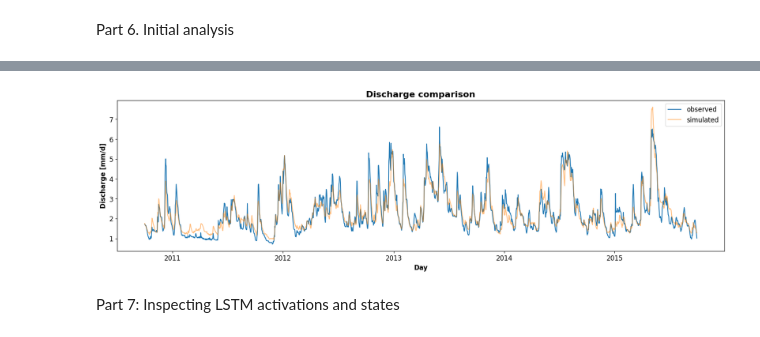
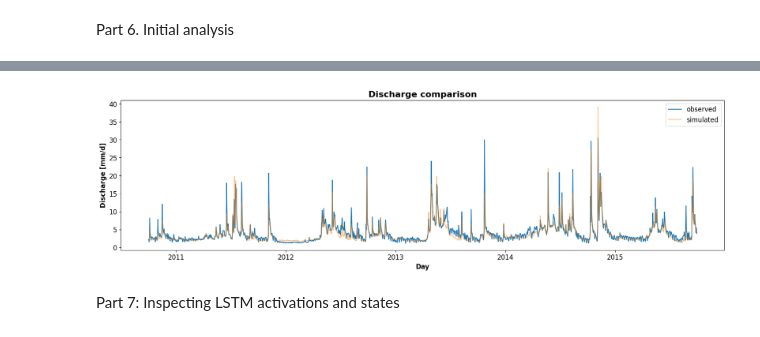
Before and after one commit to sanikabaste/Hy2DL, a Jupyter notebook: Hy2DL/experiments/LSTM_CAMELS_CH_inspection.ipynb, the cells around one changed output, grey strips where cells are left out. Cells and saved outputs as stored; diff of their text form; code cells hidden in the pictures.

```diff
--- a/Hy2DL/experiments/LSTM_CAMELS_CH_inspection.ipynb
+++ b/Hy2DL/experiments/LSTM_CAMELS_CH_inspection.ipynb
@@ -425,6 +430,6 @@ Testing using CustomLSTM complete for 2020
 Part 6. Initial analysis
 # %%
 # In case we already ran our model
-# with open(path_save_folder+"/test_results.pickle", "rb") as f:
-#    test_results = pickle.load(f)
+with open(path_save_folder+"/test_results.pickle", "rb") as f:
+   test_results = pickle.load(f)
 # %%
@@ -456,20 +464,20 @@ plt.show()
 # %%
 # Plot simulated and observed discharges
-basin_to_analyze = "2016"
+basin_to_analyze = "2020"
 
 plt.plot(test_results[basin_to_analyze]["y_obs"], label="observed", color=color_palette["observed"])
 plt.plot(test_results[basin_to_analyze]["y_sim"], label="simulated", alpha=0.5, color=color_palette["simulated"])
 
 # Format plot
 plt.xlabel("Day", fontsize=12, fontweight="bold")
 plt.ylabel("Discharge [mm/d]", fontsize=12, fontweight="bold")
 plt.title("Discharge comparison", fontsize=16, fontweight="bold")
 plt.tick_params(axis="both", which="major", labelsize=12)
 plt.legend(loc="upper right",fontsize=12)
 plt.show()
 #plt.savefig(save_folder+"/Model_Comparison.png", bbox_inches="tight", pad_inches=0)
 # %% [output]
-[figure, old version]
+[figure, new version]
 # %% [markdown]
 Part 7: Inspecting LSTM activations and states
 # %%
```
Also changed, not shown: parts of 5 cells of this notebook.
